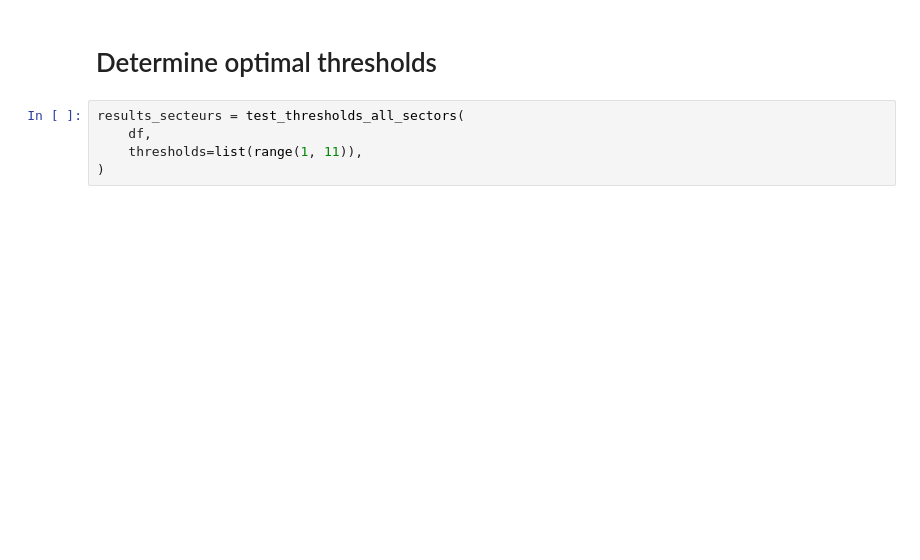
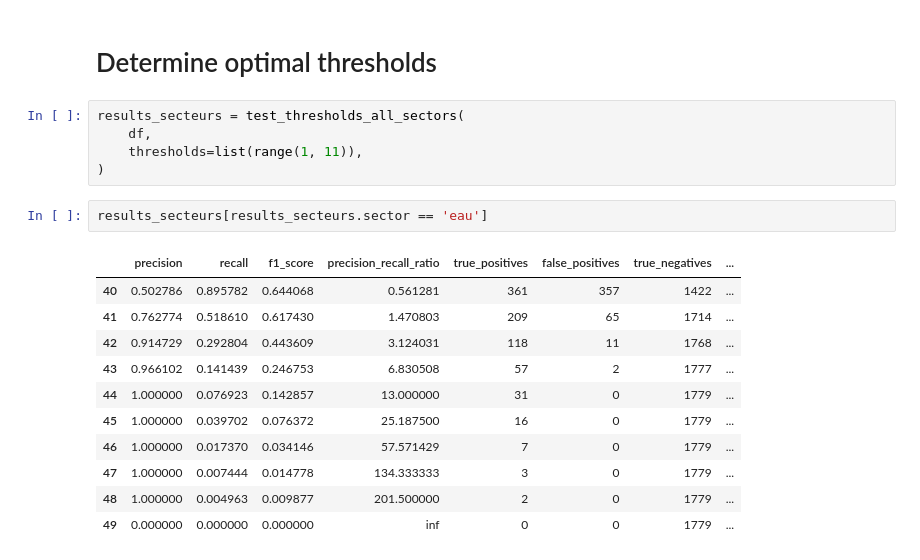
Before and after one commit to dataforgoodfr/quotaclimat, a Jupyter notebook: quotaclimat/data_processing/factiva/explo_optimal_thresholds/6_determine_sector_thresholds.ipynb, the cells around one changed output. Saved outputs shown, nothing was run; the diff lists cells and outputs as text; blank space fills up the shorter version.

```diff
--- a/quotaclimat/data_processing/factiva/explo_optimal_thresholds/6_determine_sector_thresholds.ipynb
+++ b/quotaclimat/data_processing/factiva/explo_optimal_thresholds/6_determine_sector_thresholds.ipynb
@@ -60,6 +62,20 @@ results_secteurs = test_thresholds_all_sectors(
     df,
     thresholds=list(range(1, 11)),
 )
+# %%
+results_secteurs[results_secteurs.sector == 'eau']
+# %% [output]
+|  | precision | recall | f1_score | precision_recall_ratio | true_positives | false_positives | true_negatives | ... |
+| 40 | 0.502786 | 0.895782 | 0.644068 | 0.561281 | 361 | 357 | 1422 | ... |
+| 41 | 0.762774 | 0.518610 | 0.617430 | 1.470803 | 209 | 65 | 1714 | ... |
+| 42 | 0.914729 | 0.292804 | 0.443609 | 3.124031 | 118 | 11 | 1768 | ... |
+| 43 | 0.966102 | 0.141439 | 0.246753 | 6.830508 | 57 | 2 | 1777 | ... |
+| 44 | 1.000000 | 0.076923 | 0.142857 | 13.000000 | 31 | 0 | 1779 | ... |
+| 45 | 1.000000 | 0.039702 | 0.076372 | 25.187500 | 16 | 0 | 1779 | ... |
+| 46 | 1.000000 | 0.017370 | 0.034146 | 57.571429 | 7 | 0 | 1779 | ... |
+| 47 | 1.000000 | 0.007444 | 0.014778 | 134.333333 | 3 | 0 | 1779 | ... |
+| 48 | 1.000000 | 0.004963 | 0.009877 | 201.500000 | 2 | 0 | 1779 | ... |
+| 49 | 0.000000 | 0.000000 | 0.000000 | inf | 0 | 0 | 1779 | ... |
 # %%
 plot_threshold_metrics_by_sector(results_secteurs)
 # %% [output]
```
Also changed, not shown: parts of 5 cells of this notebook, 2 other files.
